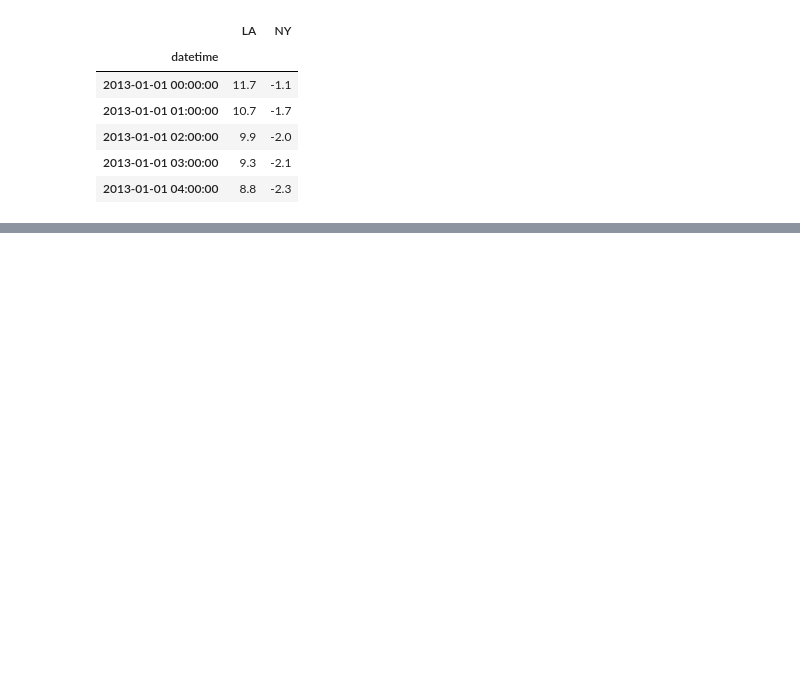
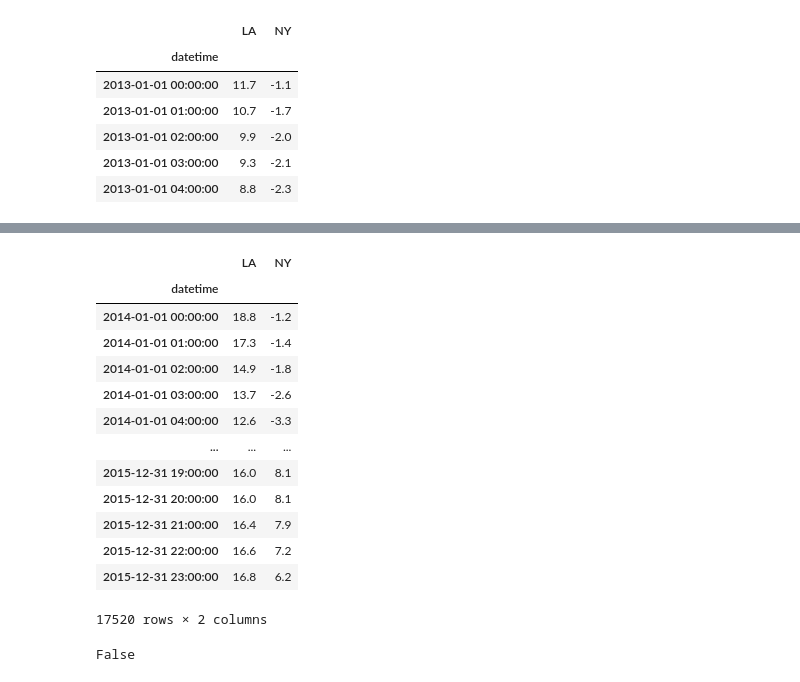
Before and after one commit to DheyaAlqaderi/TechnicalAnalysis-Gold-ML, a Jupyter notebook: Exercises_Python.ipynb, the cells around one changed output, grey strips where cells are left out. Drawn from its saved outputs; the diff is of its cells as text; code cells hidden in the pictures; blank space fills up the shorter version.

```diff
--- a/Exercises_Python.ipynb
+++ b/Exercises_Python.ipynb
@@ -129,0 +205,21 @@ pd.to_datetime(['2023-10-01', '2020-10-05', 'Dheya', 'hello'], errors='co')
+# %%
+ temp3.loc['2014':'2015']
+# %% [output]
+|  | LA | NY |
+| datetime |  |  |
+| 2014-01-01 00:00:00 | 18.8 | -1.2 |
+| 2014-01-01 01:00:00 | 17.3 | -1.4 |
+| 2014-01-01 02:00:00 | 14.9 | -1.8 |
+| 2014-01-01 03:00:00 | 13.7 | -2.6 |
+| 2014-01-01 04:00:00 | 12.6 | -3.3 |
+| ... | ... | ... |
+| 2015-12-31 19:00:00 | 16.0 | 8.1 |
+| 2015-12-31 20:00:00 | 16.0 | 8.1 |
+| 2015-12-31 21:00:00 | 16.4 | 7.9 |
+| 2015-12-31 22:00:00 | 16.6 | 7.2 |
+| 2015-12-31 23:00:00 | 16.8 | 6.2 |
+17520 rows × 2 columns
+# %%
+temp3.loc['2014':'2015'].equals(temp3.loc['2013'])
+# %% [output]
+False
```
Also changed, not shown: parts of 9 cells of this notebook.
